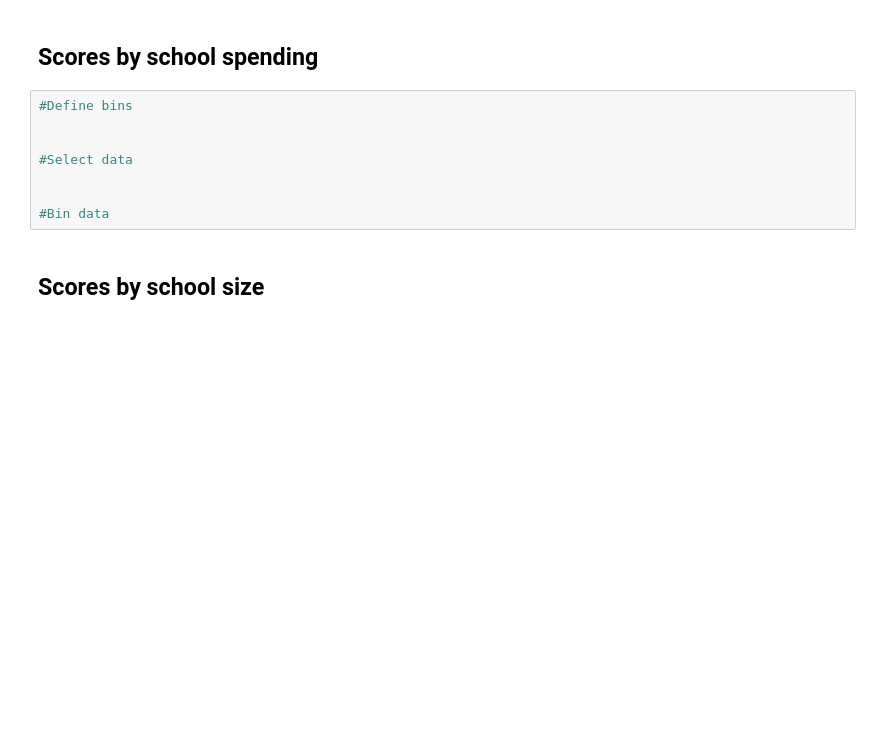
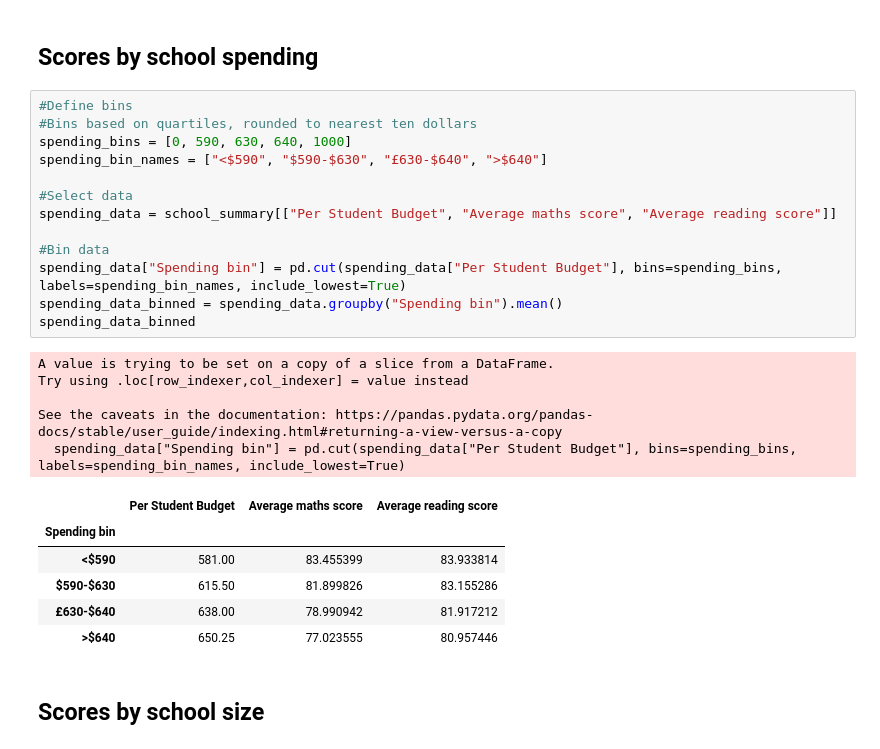
Before and after one commit to TomHOldershaw/Pandas-Challenge, a Jupyter notebook: PyCitySchools/PyCitySchools.ipynb, the cells around one changed output. Saved outputs shown, nothing was run; the diff lists cells and outputs as text; blank space fills up the shorter version.

Commit message:
Added scored by school spending

```diff
--- a/PyCitySchools/PyCitySchools.ipynb
+++ b/PyCitySchools/PyCitySchools.ipynb
@@ -267,12 +287,29 @@ Scores by school spending
 -------------------------
 # %%
 #Define bins
-
+#Bins based on quartiles, rounded to nearest ten dollars
+spending_bins = [0, 590, 630, 640, 1000]
+spending_bin_names = ["<$590", "$590-$630", "£630-$640", ">$640"]
 
 #Select data
-
+spending_data = school_summary[["Per Student Budget", "Average maths score", "Average reading score"]]
 
 #Bin data
+spending_data["Spending bin"] = pd.cut(spending_data["Per Student Budget"], bins=spending_bins, labels=spending_bin_names, include_lowest=True)
+spending_data_binned = spending_data.groupby("Spending bin").mean()
+spending_data_binned
+# %% [output]
+A value is trying to be set on a copy of a slice from a DataFrame.
+Try using .loc[row_indexer,col_indexer] = value instead
+
+See the caveats in the documentation: https://pandas.pydata.org/pandas-docs/stable/user_guide/indexing.html#returning-a-view-versus-a-copy
+  spending_data["Spending bin"] = pd.cut(spending_data["Per Student Budget"], bins=spending_bins, labels=spending_bin_names, include_lowest=True)
+|  | Per Student Budget | Average maths score | Average reading score |
+| Spending bin |  |  |  |
+| <$590 | 581.00 | 83.455399 | 83.933814 |
+| $590-$630 | 615.50 | 81.899826 | 83.155286 |
+| £630-$640 | 638.00 | 78.990942 | 81.917212 |
+| >$640 | 650.25 | 77.023555 | 80.957446 |
 # %% [markdown]
 Scores by school size
 ---------------------
```
Also changed, not shown: parts of 6 cells of this notebook.
